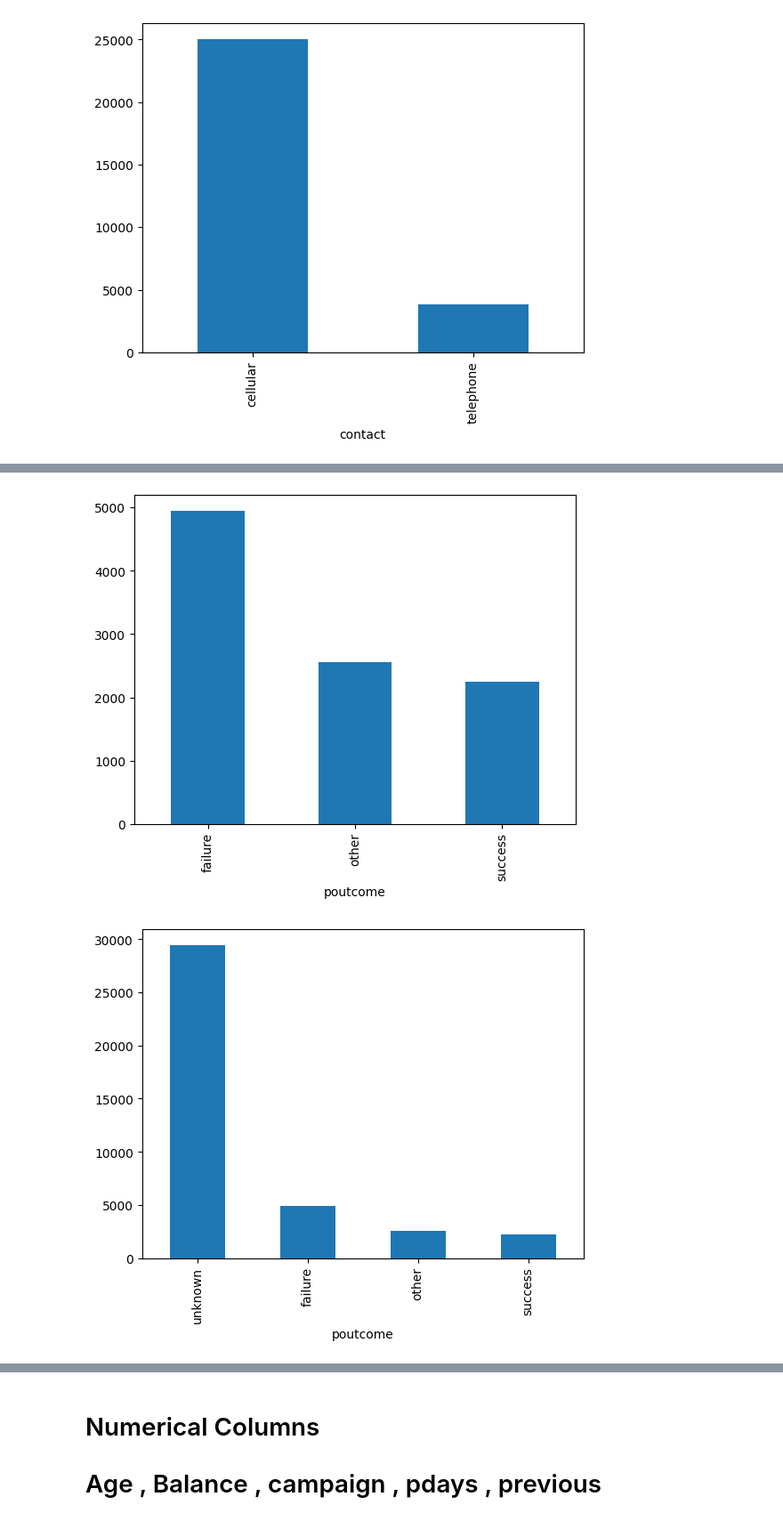
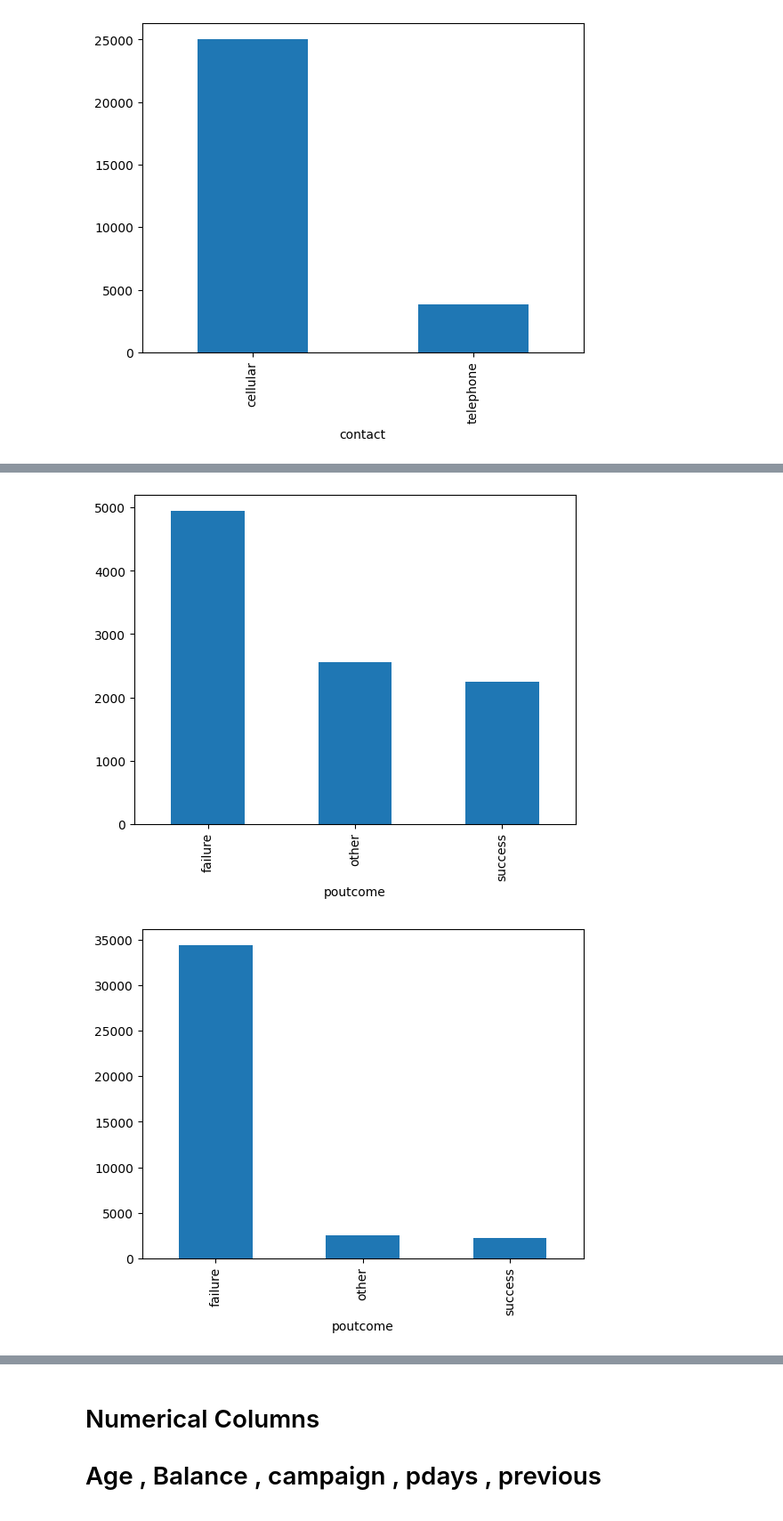
Before and after one commit to linisha04/Predict-the-Success-of-Bank-telemarketing, a Jupyter notebook: liniiiii.ipynb, the cells around one changed output, grey strips where cells are left out. Shown at 89% size. Drawn from its saved outputs; the diff is of its cells as text; code cells hidden in the pictures.

```diff
--- a/liniiiii.ipynb
+++ b/liniiiii.ipynb
@@ -67,0 +73,22 @@ dtype: int64
+# %%
+train['last contact date']=pd.to_datetime(train['last contact date'])
+
+train['day']= train['last contact date'].dt.dayofweek
+
+train['month'] = train['last contact date'].dt.month
+
+print(train['month'].value_counts())
+
+print('')
+print('--------------------------')
+
+print(train['day'].value_counts())
+
+
+
+
+test['last contact date']=pd.to_datetime(test['last contact date'])
+
+test['day']= test['last contact date'].dt.dayofweek
+
+test['month'] = test['last contact date'].dt.month
@@ -414,38 +459,39 @@ print('')
 print('---------------------------------------------------------------------------')
 print('')
 
+
 train['poutcome'].value_counts().plot(kind='bar')
 plt.show()
 
 
 
-train['poutcome'] = train['poutcome'].replace(np.nan, 'unknown')
+train['poutcome'] = train['poutcome'].replace(np.nan, 'failure')
 
 
 train['poutcome'].value_counts().plot(kind='bar')
 plt.show()
 
 
 
-test['poutcome'] = test['poutcome'].replace(np.nan, 'unknown')
+test['poutcome'] = test['poutcome'].replace(np.nan, 'failure')
 # %% [output]
 poutcome has  null values :  29451
 
 ---------------------------------------------------------------------------
 
  Unique poutcome :  ['other' nan 'failure' 'success']
 
 ---------------------------------------------------------------------------
 
 poutcome value counts:  poutcome
 failure    4949
 other      2560
 success    2251
 Name: count, dtype: int64
 
 ---------------------------------------------------------------------------
 [figure]
-[figure, old version]
+[figure, new version]
 # %%
 train.info()
 # %% [output]
```
Also changed, not shown: parts of 25 cells of this notebook.
